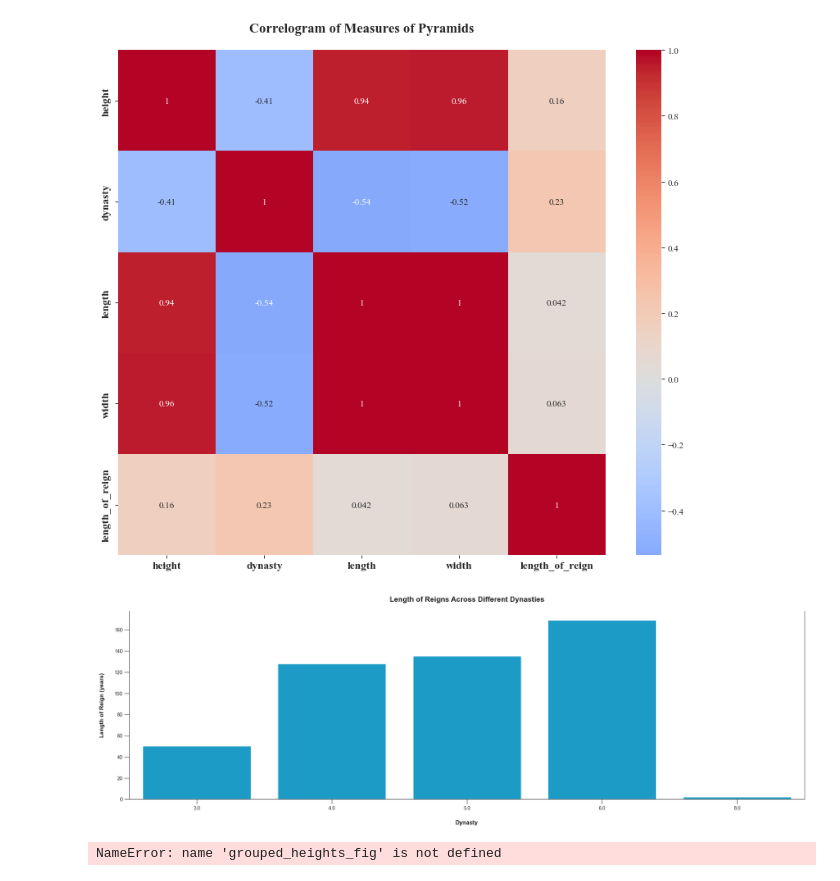
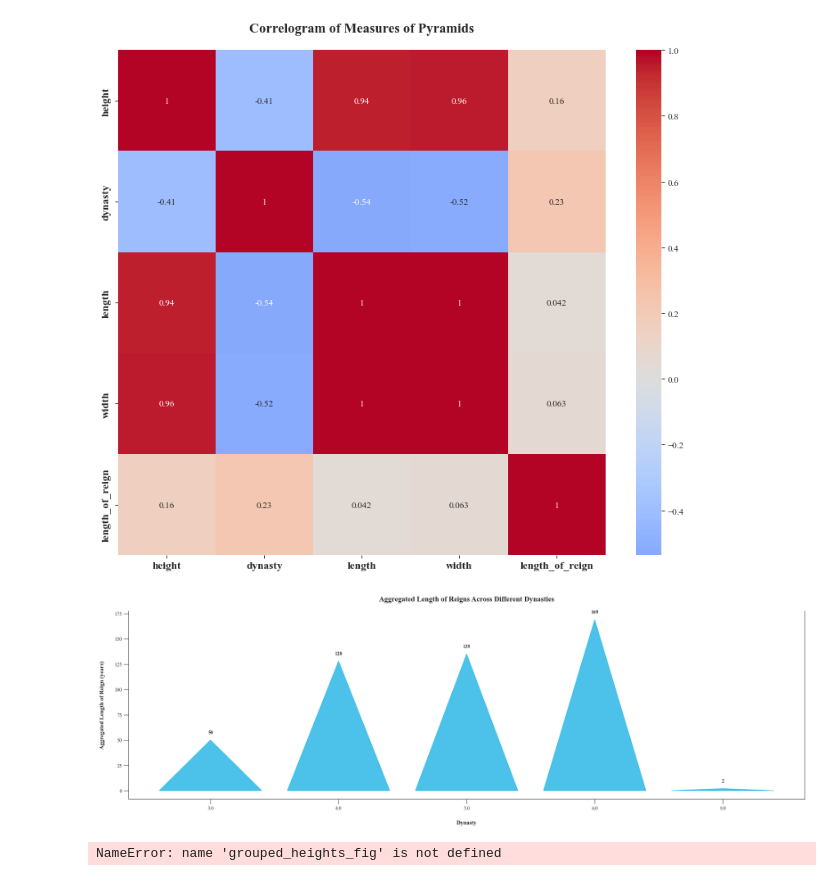
Before and after one commit to brown-ccv/egyptology-viz, a Jupyter notebook: Notebooks/plotly.ipynb, the cells around one changed output. Saved outputs shown, nothing was run; the diff lists cells and outputs as text; code cells hidden in the pictures.

```diff
--- a/Notebooks/plotly.ipynb
+++ b/Notebooks/plotly.ipynb
@@ -404,19 +402,23 @@ plt.show()
 [figure]
 # %%
 dynasties_length_of_reign = complexes.groupby('dynasty')['length_of_reign'].sum().reset_index()
-dynasties_length_of_reign
-plt.figure(figsize=(25, 7))
+dynasties_length_of_reign['length_of_reign']=dynasties_length_of_reign['length_of_reign'].astype(int)
+fig, ax = plt.subplots(figsize=(25, 7))
 sns.set_style(style='ticks')
 plt.tick_params(axis='both', which='major', length=10)
 plt.rcParams['font.family'] = 'Times New Roman'
-ax=sns.barplot(data=dynasties_length_of_reign, x='dynasty', y='length_of_reign',color='#00a9e2')
-plt.title('Length of Reigns Across Different Dynasties',fontweight='bold',pad=20, fontsize=15)
+for i, (category, value) in enumerate(zip(dynasties_length_of_reign['dynasty'].to_list(), dynasties_length_of_reign['length_of_reign'].to_list())):
+    ax.fill([i-0.4, i, i+0.4], [0, value, 0], color='#00a9e2', alpha=0.7)
+    ax.text(i, value + 5, f'{value}', ha='center', va='bottom', fontsize=10, fontweight='bold')
+ax.set_xticks(range(len(dynasties_length_of_reign['dynasty'].to_list())))
+ax.set_xticklabels(dynasties_length_of_reign['dynasty'].to_list())
+plt.title('Aggregated Length of Reigns Across Different Dynasties',fontweight='bold',pad=20, fontsize=15)
 plt.xlabel('Dynasty',fontweight='bold',labelpad=20, fontsize=12)
-plt.ylabel('Length of Reign (years)', fontweight='bold',labelpad=20, fontsize=12)
+plt.ylabel('Aggregated Length of Reign (years)', fontweight='bold',labelpad=20, fontsize=12)
 ax.spines['top'].set_visible(False)
 plt.show()
 # %% [output]
-[figure, old version]
+[figure, new version]
 # %%
 # Exporting to HTML
 from jinja2 import Template
```
Also changed, not shown: parts of 1 cell of this notebook, 2 other files.
